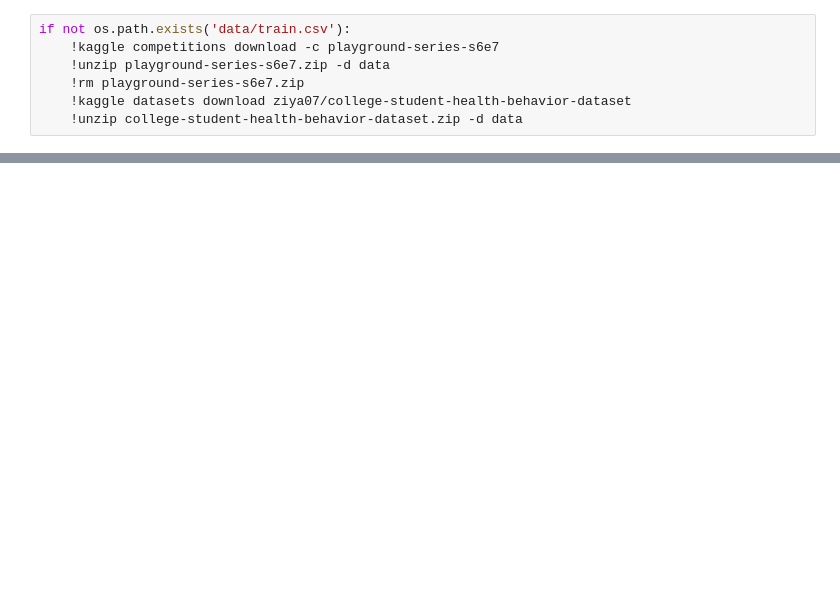
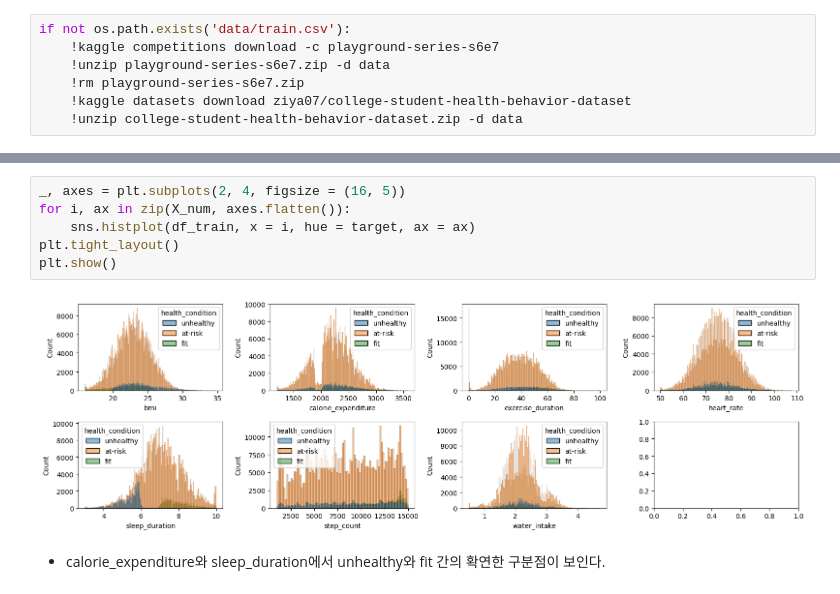
Before and after one commit to sunkusun9/ml-lab, a Jupyter notebook: examples/kaggle_s6e7/1.Prepare.ipynb, the cells around one changed output, grey strips where cells are left out. Drawn from its saved outputs; the diff is of its cells as text; blank space fills up the shorter version.

```diff
--- a/examples/kaggle_s6e7/1.Prepare.ipynb
+++ b/examples/kaggle_s6e7/1.Prepare.ipynb
@@ -55,0 +262,10 @@ shape: (690_088, 15)
+# %%
+_, axes = plt.subplots(2, 4, figsize = (16, 5))
+for i, ax in zip(X_num, axes.flatten()):
+    sns.histplot(df_train, x = i, hue = target, ax = ax)
+plt.tight_layout()
+plt.show()
+# %% [output]
+[figure, added]
+# %% [markdown]
+- calorie_expenditure와 sleep_duration에서 unhealthy와 fit 간의 확연한 구분점이 보인다.
```
Also changed, not shown: parts of 64 cells of this notebook, 29 other files.
